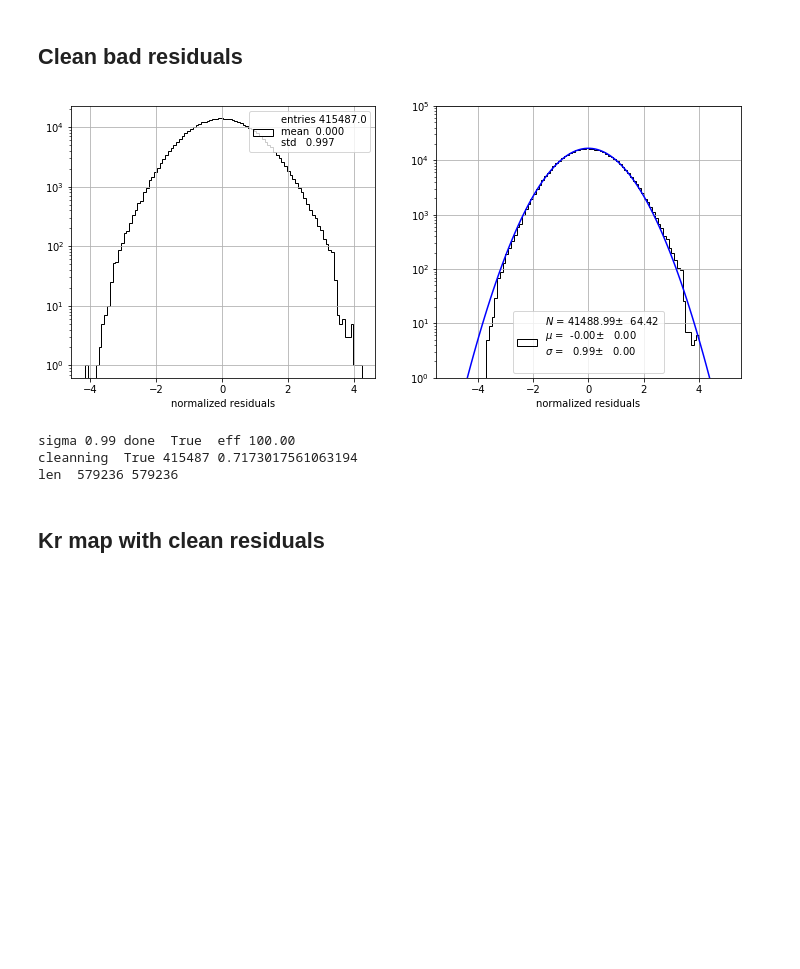
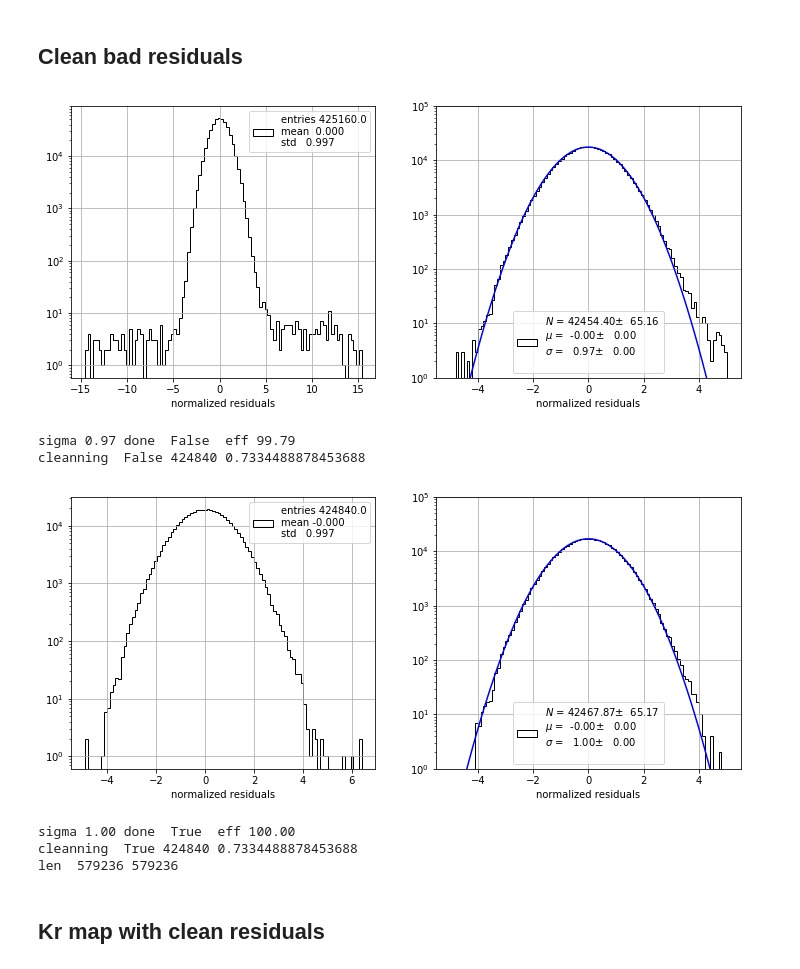
Before and after one commit to jahernando/next, a Jupyter notebook: NB/kr/kr_new_8851.ipynb, the cells around one changed output. Drawn from its saved outputs; the diff is of its cells as text; code cells hidden in the pictures; blank space fills up the shorter version.

```diff
--- a/NB/kr/kr_new_8851.ipynb
+++ b/NB/kr/kr_new_8851.ipynb
@@ -88,7 +88,7 @@ pltext.hist(mkdst.time, 100);
 sels = {}
 sels['r']        = ut.in_range(mkdst.r  , (0., 180))
 sels['dtime']    = ut.in_range(mkdst.dtime , (20, 550.))
-sels['energy']   = ut.in_range(mkdst.energy, (6e3, 12.5e3))
+sels['energy']   = ut.in_range(mkdst.energy, (6e3, 15.e3))
 sels['fidutial'] = (sels['r']) & (sels['dtime']) & (sels['energy'])
 # %%
 mkdst.columns
@@ -105,3 +105,5 @@ krana.plot_data(mkdst[sel], 60)
 xbins = np.arange(-230., 240., 10.)
 ybins = np.arange(-230., 240., 10.)
 len(xbins)
+bins  = (xbins, ybins)
+bins  = 40
@@ -113,6 +113,6 @@ energy = mkdst[sel].energy
 dtime  = mkdst[sel].dtime
 counts_min = 40
 krmap, residuals  = krana.krmap(coors, dtime, energy,
-                                bins = (xbins, ybins),
+                                bins = bins,
                                 counts_min = counts_min,
                                 dt0 = None)
@@ -121,28 +131,31 @@ krmap, residuals  = krana.krmap(coors, dtime, energy,
 # %%
 counts_min = 40
 clean = np.copy(sel)
 done  = False
 while (not done):
     coors  = mkdst[clean].x, mkdst[clean].y
     energy = mkdst[clean].energy
     dtime  = mkdst[clean].dtime
     krmap, residuals  = krana.krmap(coors, dtime, energy,
-                                    bins = (xbins, ybins),
+                                    bins = bins,
                                     counts_min = counts_min,
                                     dt0 = None)
     done, usel = krana.accept_residuals(residuals,
                                         nsigma = 4.2,
                                         min_sigma = 0.99, plot = True)
     clean[clean == True] = usel
     print('cleanning ', done, np.sum(clean), np.sum(clean)/len(clean))
 
 print('len ', len(clean), len(sel))
 sels['clean'] = clean
 # %% [output]
-[figure, old version]
+[figure, new version]
-sigma 0.99 done  True  eff 100.00
-cleanning  True 415487 0.7173017561063194
-len  579236 579236
+sigma 0.97 done  False  eff 99.79
+cleanning  False 424840 0.7334488878453688
+[figure, added]
+sigma 1.00 done  True  eff 100.00
+cleanning  True 424840 0.7334488878453688
+len  579236 579236
 # %% [markdown]
 ## Kr map with clean residuals
 # %%
```
Also changed, not shown: parts of 17 cells of this notebook, 10 other files.
